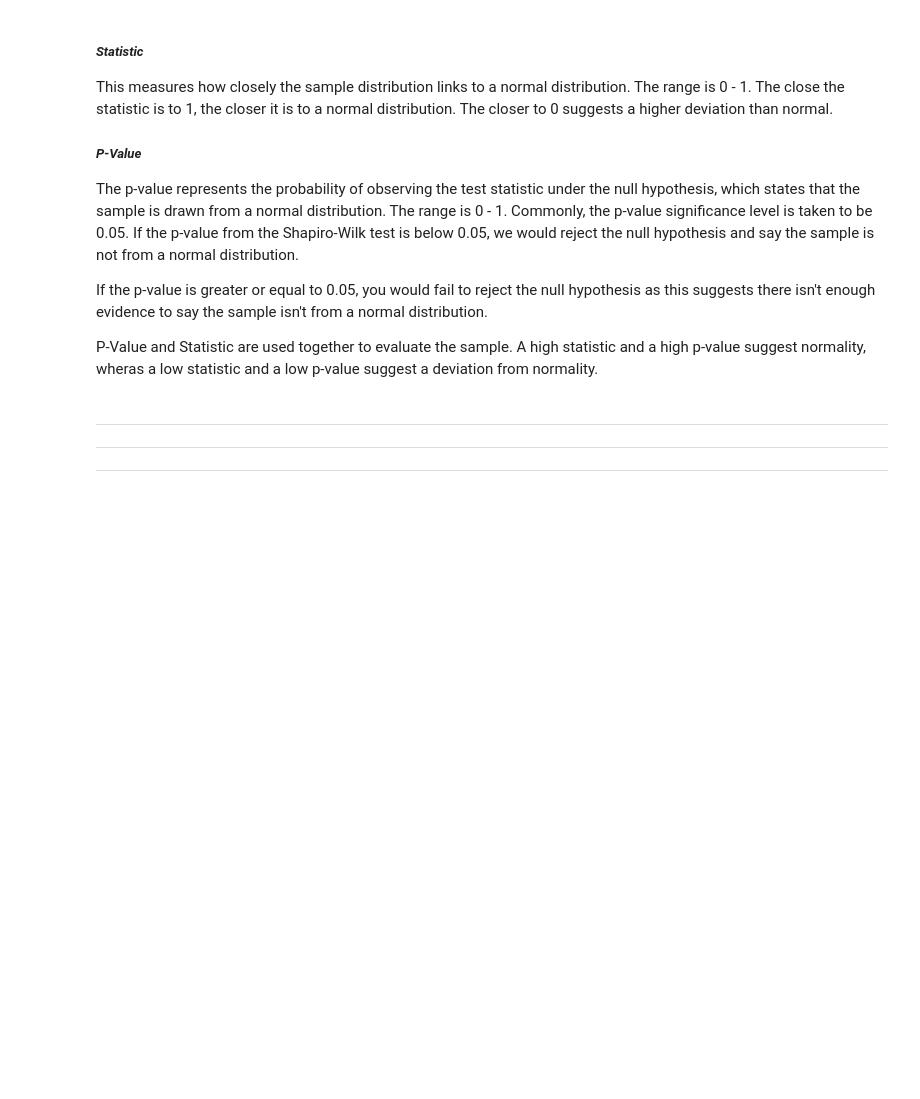
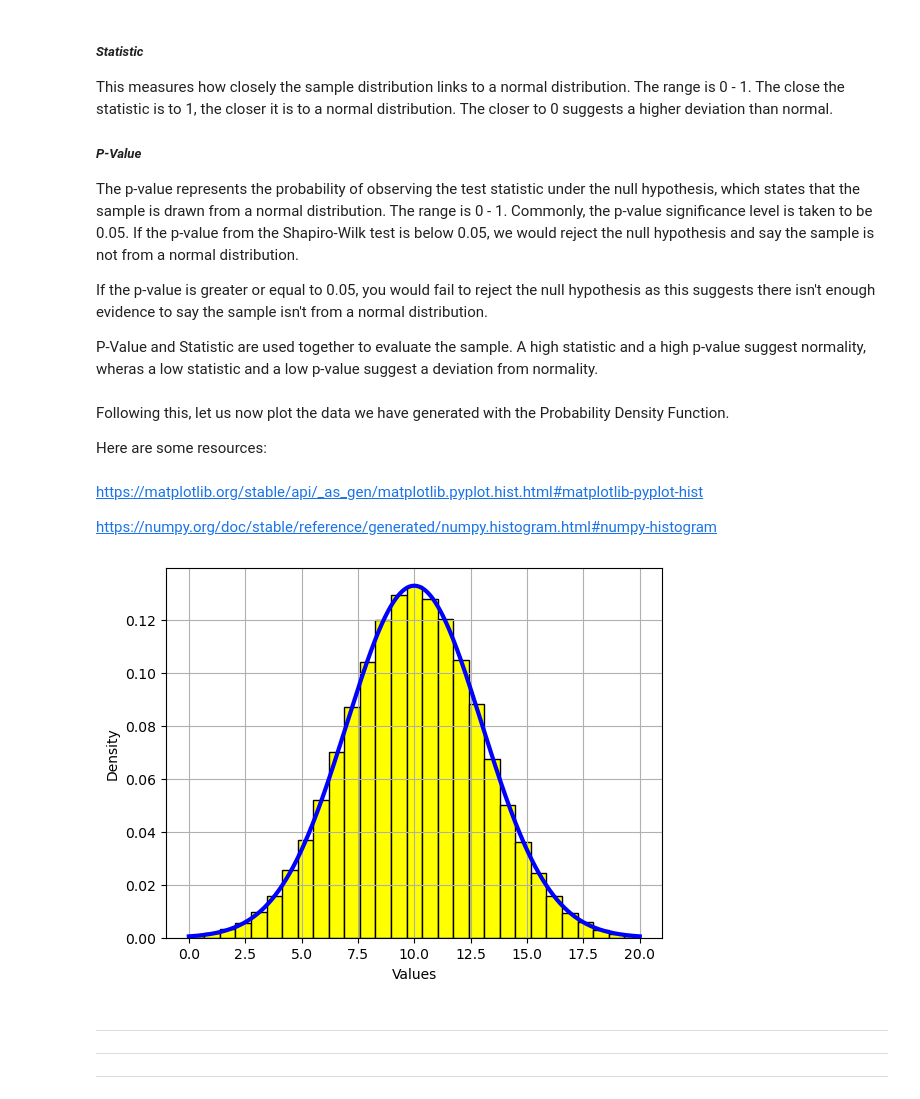
Before and after one commit to frankquinn89/applied_statistics, a Jupyter notebook: tasks.ipynb, the cells around one changed output. Drawn from its saved outputs; the diff is of its cells as text; code cells hidden in the pictures; blank space fills up the shorter version.

Commit message:
add plot for distribution - Task 2

```diff
--- a/tasks.ipynb
+++ b/tasks.ipynb
@@ -142,6 +142,33 @@ The p-value represents the probability of observing the test statistic under the
 If the p-value is greater or equal to 0.05, you would fail to reject the null hypothesis as this suggests there isn't enough evidence to say the sample isn't from a normal distribution.
 
 P-Value and Statistic are used together to evaluate the sample. A high statistic and a high p-value suggest normality, wheras a low statistic and a low p-value suggest a deviation from normality.
+# %% [markdown]
+Following this, let us now plot the data we have generated with the Probability Density Function.
+
+Here are some resources:
+# %% [markdown]
+https://matplotlib.org/stable/api/_as_gen/matplotlib.pyplot.hist.html#matplotlib-pyplot-hist
+
+https://numpy.org/doc/stable/reference/generated/numpy.histogram.html#numpy-histogram
+# %%
+from matplotlib import pyplot as plt
+
+fig, ax = plt.subplots()
+ax.hist(data, edgecolor='black', density=True, bins=np.linspace(0, 20, 30), color ='yellow')
+
+# Generate x values for the normal distribution PDF
+x = np.linspace(0, 20, 1001)
+pdf = stats.norm.pdf(x, mean, std_dev)
+
+ax.plot(x, pdf, linewidth='3', color ='blue')
+
+ax.set_xlabel('Values')
+ax.set_ylabel('Density')
+ax.grid()
+
+plt.show()
+# %% [output]
+[figure, added]
 # %% [markdown]
 ----------------------
 ----------------------
```
